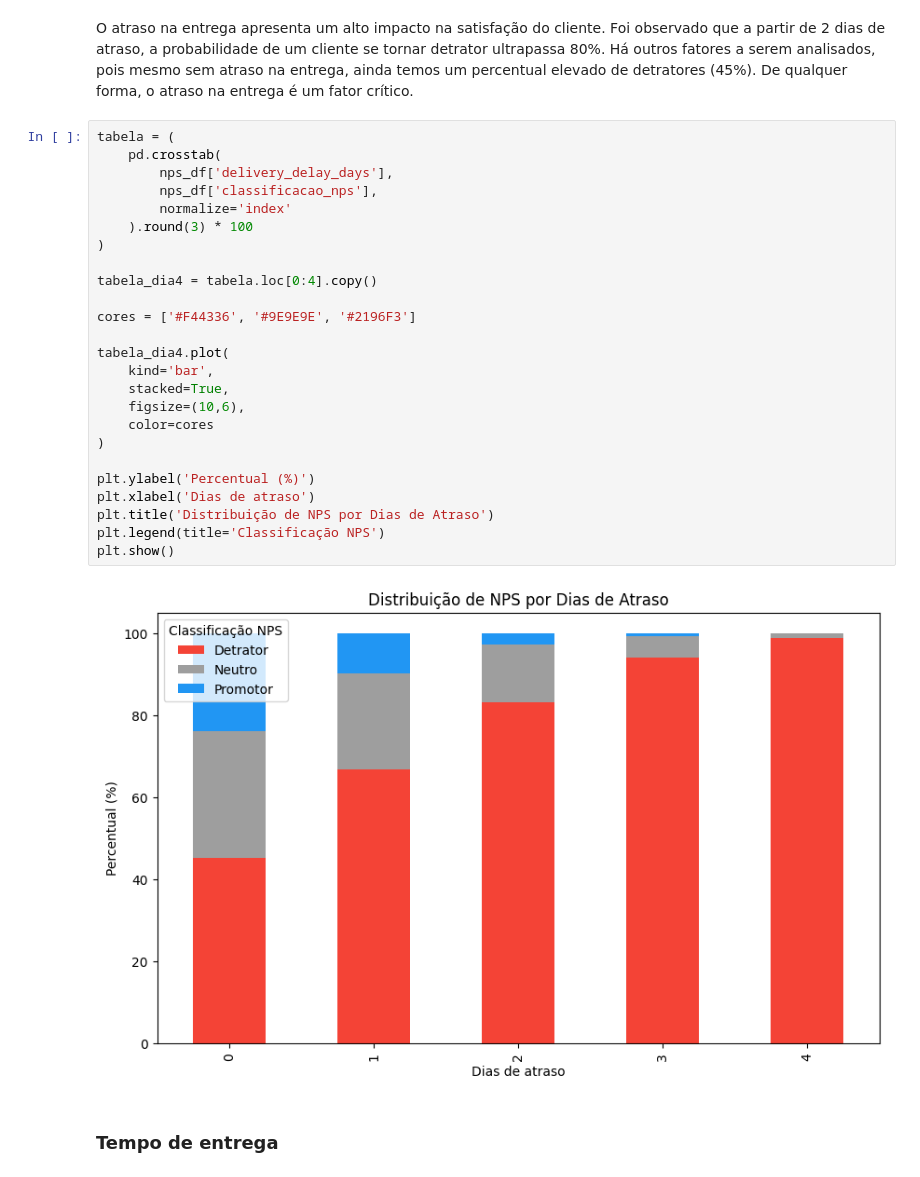
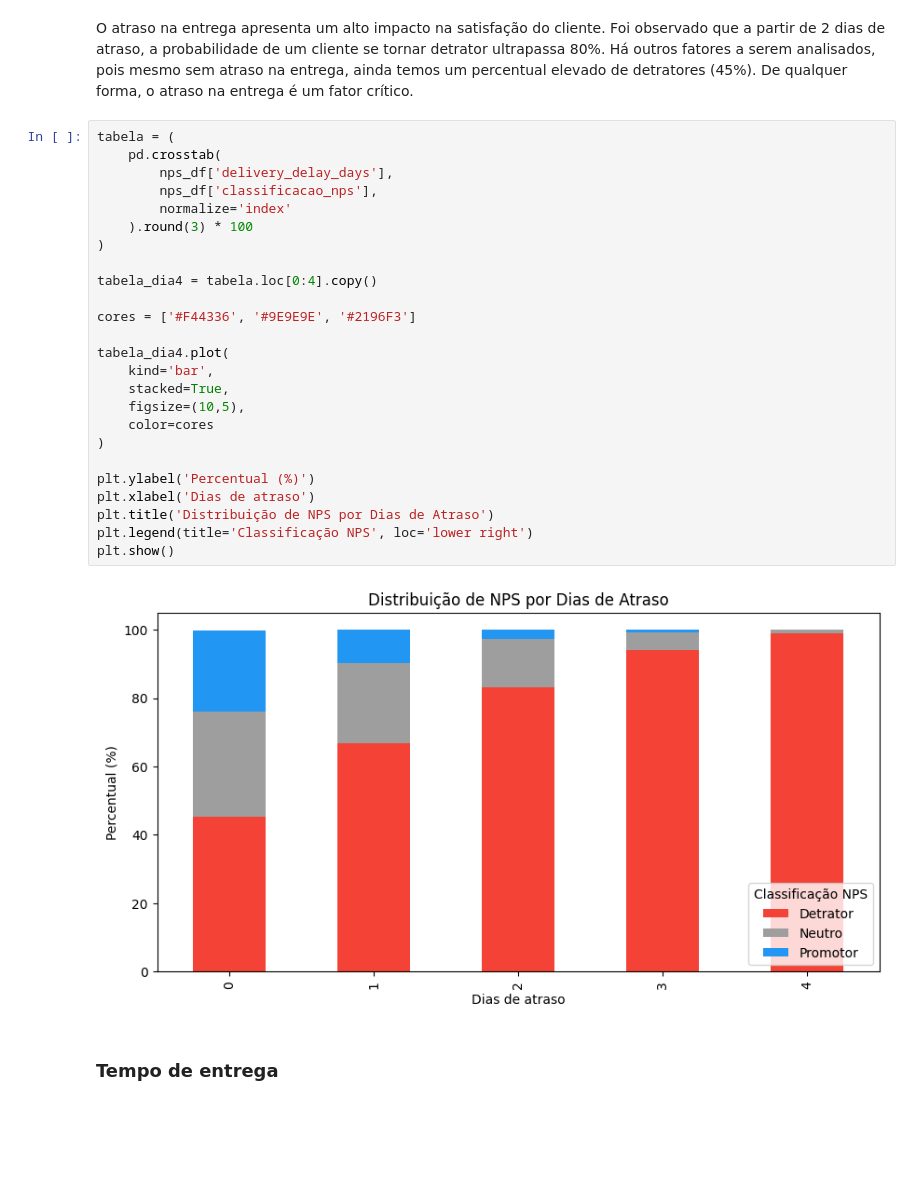
Before and after one commit to ceciliafujita/FIAP_1IAST, a Jupyter notebook: IAST1_TechChallenge_Fase1.ipynb, the cells around one changed output. Cells and saved outputs as stored; diff of their text form; blank space fills up the shorter version.

Commit message:
Created using Colab Ajuste na legenda do gráfico de nps por dia de atraso

```diff
--- a/IAST1_TechChallenge_Fase1.ipynb
+++ b/IAST1_TechChallenge_Fase1.ipynb
@@ -522,30 +522,30 @@ De qualquer forma, o atraso na entrega é um fator crítico.
 # %%
 tabela = (
     pd.crosstab(
         nps_df['delivery_delay_days'],
         nps_df['classificacao_nps'],
         normalize='index'
     ).round(3) * 100
 )
 
 tabela_dia4 = tabela.loc[0:4].copy()
 
 cores = ['#F44336', '#9E9E9E', '#2196F3']
 
 tabela_dia4.plot(
     kind='bar',
     stacked=True,
-    figsize=(10,6),
+    figsize=(10,5),
     color=cores
 )
 
 plt.ylabel('Percentual (%)')
 plt.xlabel('Dias de atraso')
 plt.title('Distribuição de NPS por Dias de Atraso')
-plt.legend(title='Classificação NPS')
+plt.legend(title='Classificação NPS', loc='lower right')
 plt.show()
 # %% [output]
-[figure, old version]
+[figure, new version]
 # %% [markdown]
 ### Tempo de entrega
 # %%
```
